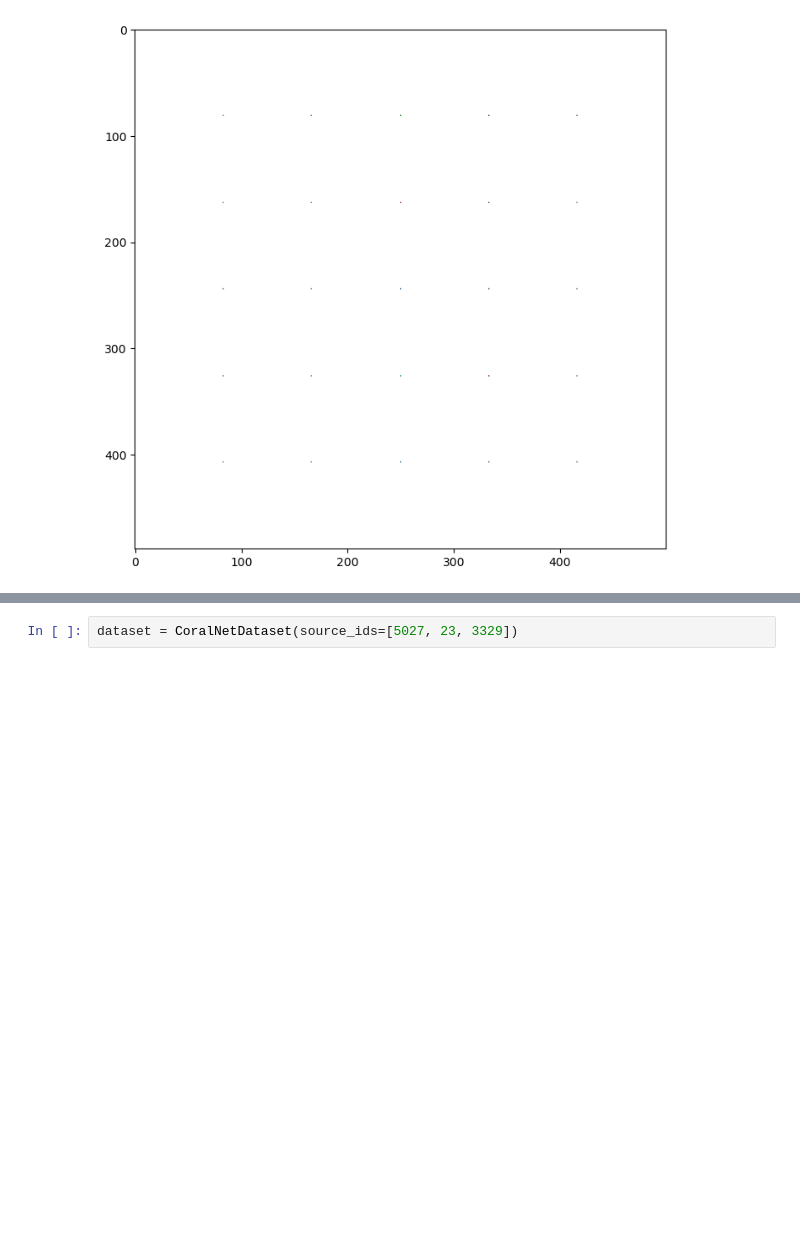
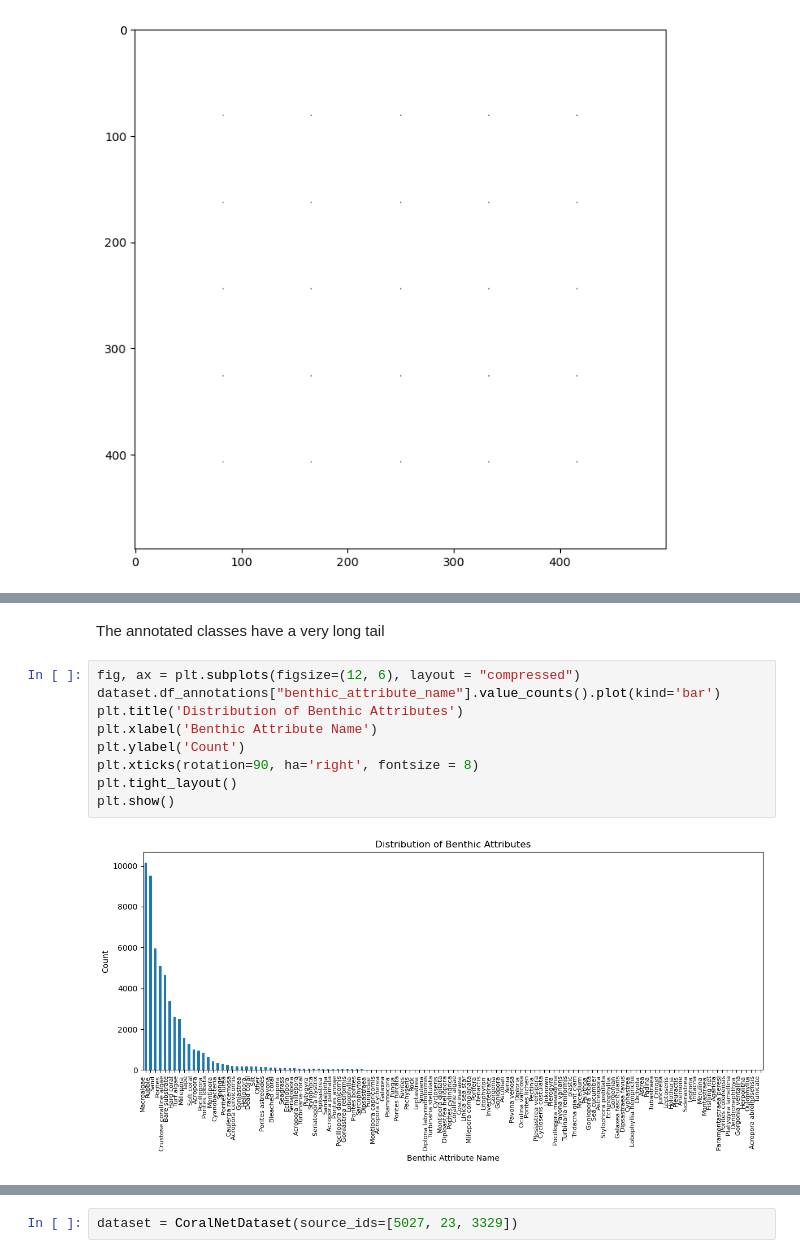
Before and after one commit to data-mermaid/mermaid-segmentation, a Jupyter notebook: nbs/Dataset_Exploration.ipynb, the cells around one changed output, grey strips where cells are left out. Drawn from its saved outputs; the diff is of its cells as text; blank space fills up the shorter version.

Commit message:
🚧Creation and Exploration of the Mermaid15Dataset

```diff
--- a/nbs/Dataset_Exploration.ipynb
+++ b/nbs/Dataset_Exploration.ipynb
@@ -91,0 +140,13 @@ len(data_loader)
+# %% [markdown]
+The annotated classes have a very long tail
+# %%
+fig, ax = plt.subplots(figsize=(12, 6), layout = "compressed")
+dataset.df_annotations["benthic_attribute_name"].value_counts().plot(kind='bar')
+plt.title('Distribution of Benthic Attributes')
+plt.xlabel('Benthic Attribute Name')
+plt.ylabel('Count')
+plt.xticks(rotation=90, ha='right', fontsize = 8)
+plt.tight_layout()
+plt.show()
+# %% [output]
+[figure, added]
```
Also changed, not shown: parts of 38 cells of this notebook.
